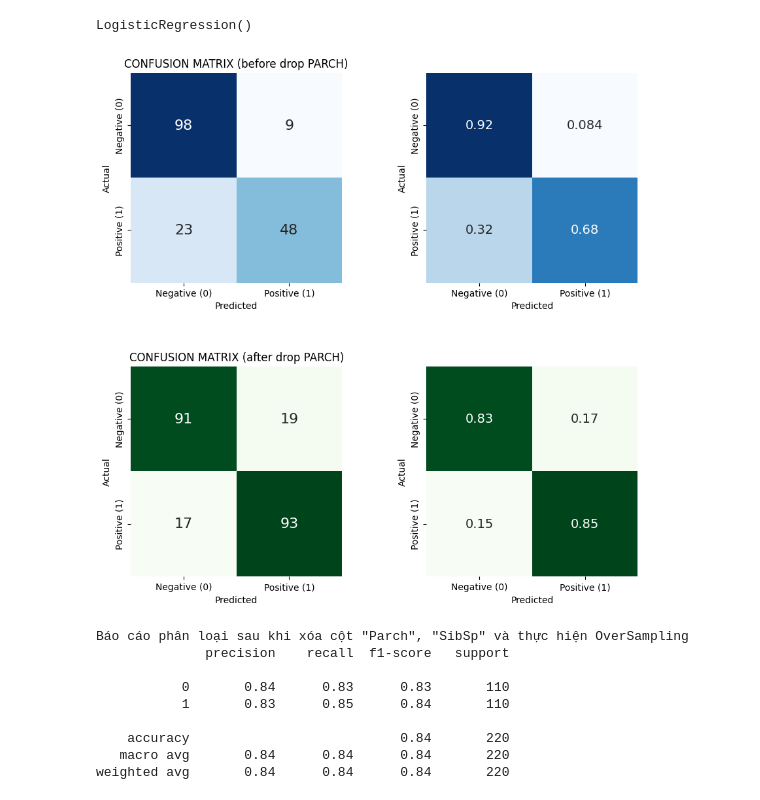
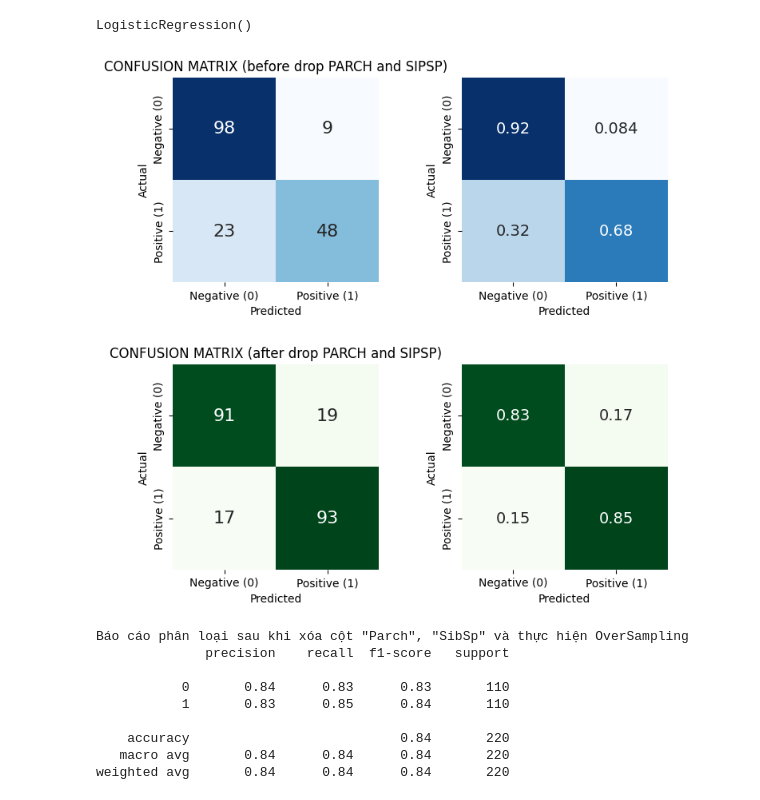
Before and after one commit to James2109/Titanic-Analytics, a Jupyter notebook: Titanic Data Analysis.ipynb, the cells around one changed output. Saved outputs shown, nothing was run; the diff lists cells and outputs as text; code cells hidden in the pictures.

```diff
--- a/Titanic Data Analysis.ipynb
+++ b/Titanic Data Analysis.ipynb
@@ -742,7 +825,7 @@ LogisticRegression()
 # Prediction on trainset and testset:
 y_test_pred1 = logreg2.predict(X_test1)
 # %%
-plt.figure(figsize = (10, 10))
+plt.figure(figsize = (8, 8))
 # Plot before drop parch col:
 plt.subplot(221)
 conf_matrix = confusion_matrix(y_test, y_test_pred)
@@ -751,38 +834,38 @@ df_cm = pd.DataFrame(conf_matrix, columns=np.unique(['Negative (0)', 'Positive (
 df_cm.index.name = 'Actual'
 df_cm.columns.name = 'Predicted'
 sns.heatmap(df_cm, cmap="Blues", annot=True,annot_kws={"size": 16}, cbar = False)
-plt.title('CONFUSION MATRIX (before drop PARCH)')
+plt.title('CONFUSION MATRIX (before drop PARCH and SIPSP)')
 
 plt.subplot(222)
 conf_matrix_norm = confusion_matrix(y_test, y_test_pred, normalize='true')
 df_cm = pd.DataFrame(conf_matrix_norm, columns=np.unique(['Negative (0)', 'Positive (1)']),
                      index = np.unique(['Negative (0)', 'Positive (1)']))
 df_cm.index.name = 'Actual'
 df_cm.columns.name = 'Predicted'
 sns.heatmap(df_cm, cmap="Blues", annot=True,annot_kws={"size": 14}, cbar = False)
 
 # Plot after drop parch cols:
 plt.subplot(223)
 conf_matrix = confusion_matrix(y_test1, y_test_pred1)
 df_cm = pd.DataFrame(conf_matrix, columns=np.unique(['Negative (0)', 'Positive (1)']),
                      index = np.unique(['Negative (0)', 'Positive (1)']))
 df_cm.index.name = 'Actual'
 df_cm.columns.name = 'Predicted'
 sns.heatmap(df_cm, cmap="Greens", annot=True,annot_kws={"size": 16}, cbar = False)
-plt.title('CONFUSION MATRIX (after drop PARCH)')
+plt.title('CONFUSION MATRIX (after drop PARCH and SIPSP)')
 
 plt.subplot(224)
 conf_matrix_norm = confusion_matrix(y_test1, y_test_pred1, normalize='true')
 df_cm = pd.DataFrame(conf_matrix_norm, columns=np.unique(['Negative (0)', 'Positive (1)']),
                      index = np.unique(['Negative (0)', 'Positive (1)']))
 df_cm.index.name = 'Actual'
 df_cm.columns.name = 'Predicted'
 sns.heatmap(df_cm, cmap="Greens", annot=True,annot_kws={"size": 14}, cbar = False)
 
 plt.subplots_adjust(hspace=0.4, wspace=0.4)
 plt.show()
 # %% [output]
-[figure, old version]
+[figure, new version]
 # %%
 print('Báo cáo phân loại sau khi xóa cột "Parch", "SibSp" và thực hiện OverSampling')
 print(classification_report(y_test1,y_test_pred1))
```
Also changed, not shown: parts of 22 cells of this notebook, 5 other files.
